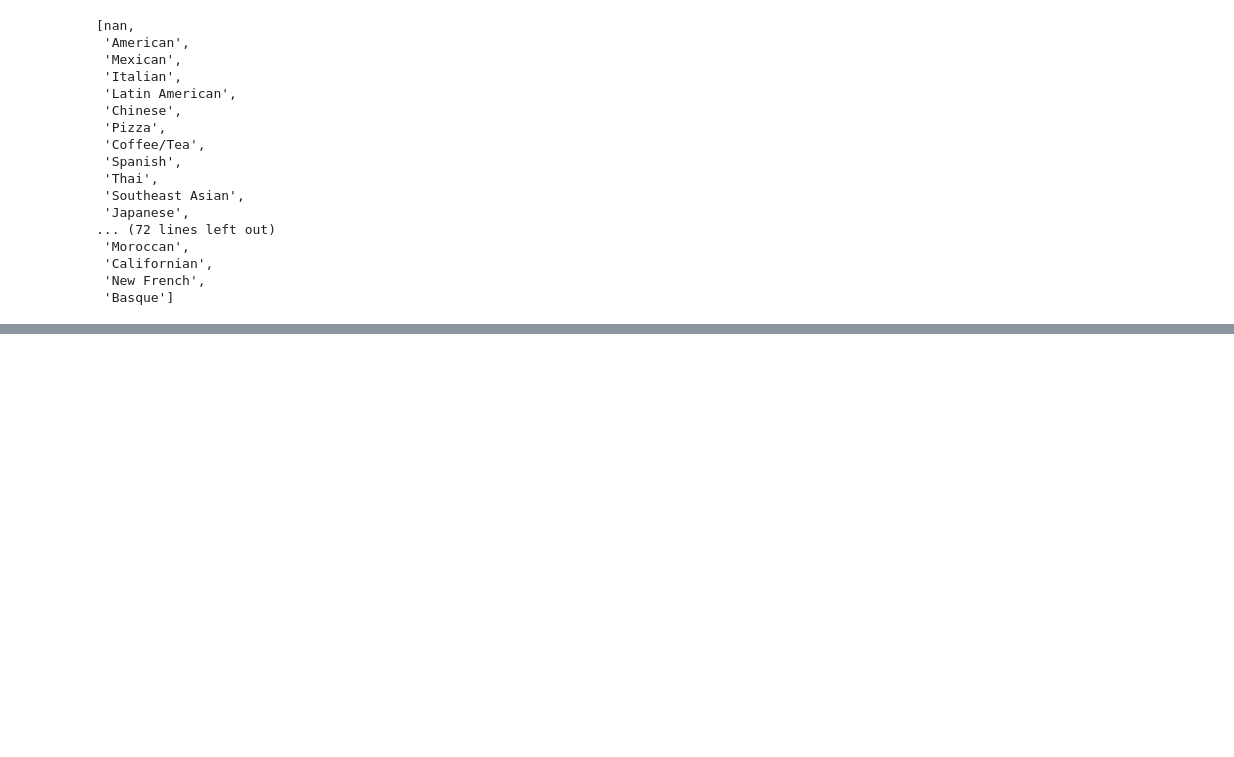
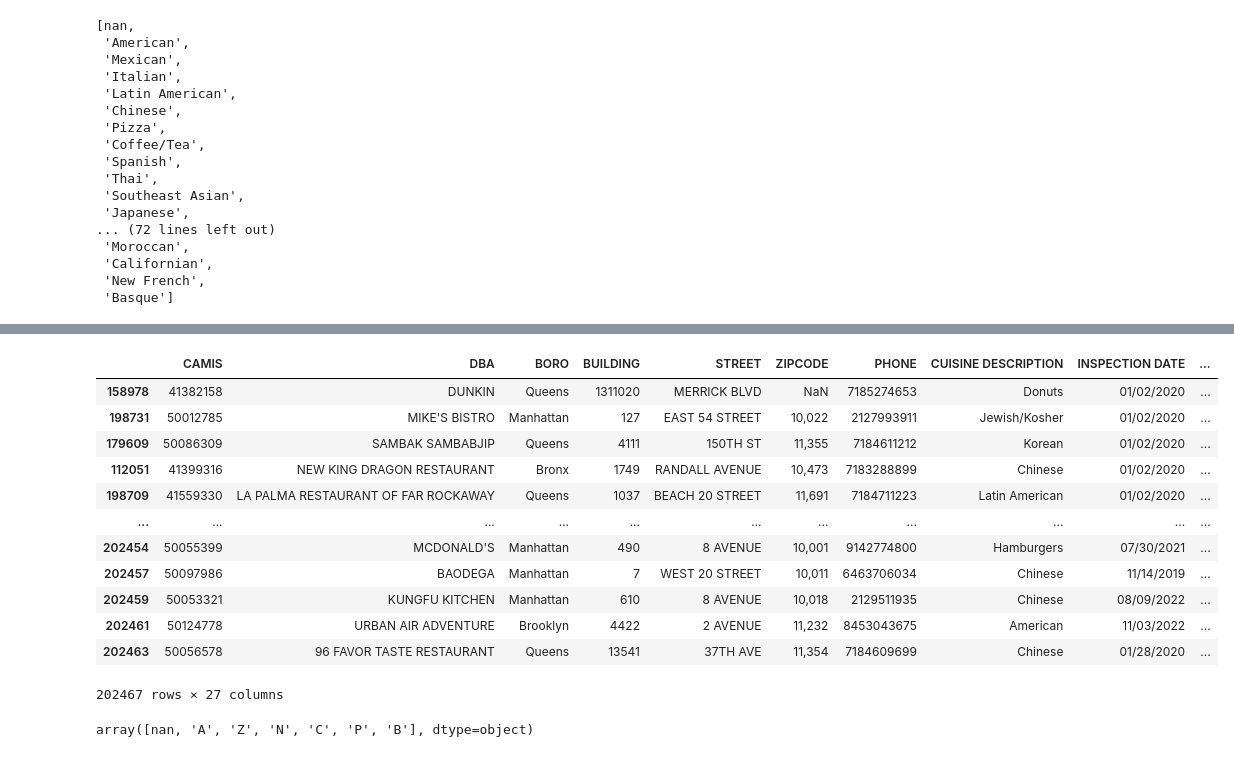
Before and after one commit to arubybonilla/2023-nyc-restaurant-grades, a Jupyter notebook: 2023-nyc-restaurant-inspection-grades-analysis.ipynb, the cells around one changed output, grey strips where cells are left out. Drawn from its saved outputs; the diff is of its cells as text; code cells hidden in the pictures; blank space fills up the shorter version.

```diff
--- a/2023-nyc-restaurant-inspection-grades-analysis.ipynb
+++ b/2023-nyc-restaurant-inspection-grades-analysis.ipynb
@@ -168,0 +184,20 @@ list(df["CUISINE DESCRIPTION"].unique())
+# %%
+df.sort_values(by="GRADE DATE", ascending = True)
+# %% [output]
+|  | CAMIS | DBA | BORO | BUILDING | STREET | ZIPCODE | PHONE | CUISINE DESCRIPTION | INSPECTION DATE | ... |
+| 158978 | 41382158 | DUNKIN | Queens | 1311020 | MERRICK BLVD | NaN | 7185274653 | Donuts | 01/02/2020 | ... |
+| 198731 | 50012785 | MIKE'S BISTRO | Manhattan | 127 | EAST 54 STREET | 10,022 | 2127993911 | Jewish/Kosher | 01/02/2020 | ... |
+| 179609 | 50086309 | SAMBAK SAMBABJIP | Queens | 4111 | 150TH ST | 11,355 | 7184611212 | Korean | 01/02/2020 | ... |
+| 112051 | 41399316 | NEW KING DRAGON RESTAURANT | Bronx | 1749 | RANDALL AVENUE | 10,473 | 7183288899 | Chinese | 01/02/2020 | ... |
+| 198709 | 41559330 | LA PALMA RESTAURANT OF FAR ROCKAWAY | Queens | 1037 | BEACH 20 STREET | 11,691 | 7184711223 | Latin American | 01/02/2020 | ... |
+| ... | ... | ... | ... | ... | ... | ... | ... | ... | ... | ... |
+| 202454 | 50055399 | MCDONALD'S | Manhattan | 490 | 8 AVENUE | 10,001 | 9142774800 | Hamburgers | 07/30/2021 | ... |
+| 202457 | 50097986 | BAODEGA | Manhattan | 7 | WEST 20 STREET | 10,011 | 6463706034 | Chinese | 11/14/2019 | ... |
+| 202459 | 50053321 | KUNGFU KITCHEN | Manhattan | 610 | 8 AVENUE | 10,018 | 2129511935 | Chinese | 08/09/2022 | ... |
+| 202461 | 50124778 | URBAN AIR ADVENTURE | Brooklyn | 4422 | 2 AVENUE | 11,232 | 8453043675 | American | 11/03/2022 | ... |
+| 202463 | 50056578 | 96 FAVOR TASTE RESTAURANT | Queens | 13541 | 37TH AVE | 11,354 | 7184609699 | Chinese | 01/28/2020 | ... |
+202467 rows × 27 columns
+# %%
+df.GRADE.unique()
+# %% [output]
+array([nan, 'A', 'Z', 'N', 'C', 'P', 'B'], dtype=object)
```
Also changed, not shown: parts of 20 cells of this notebook.
